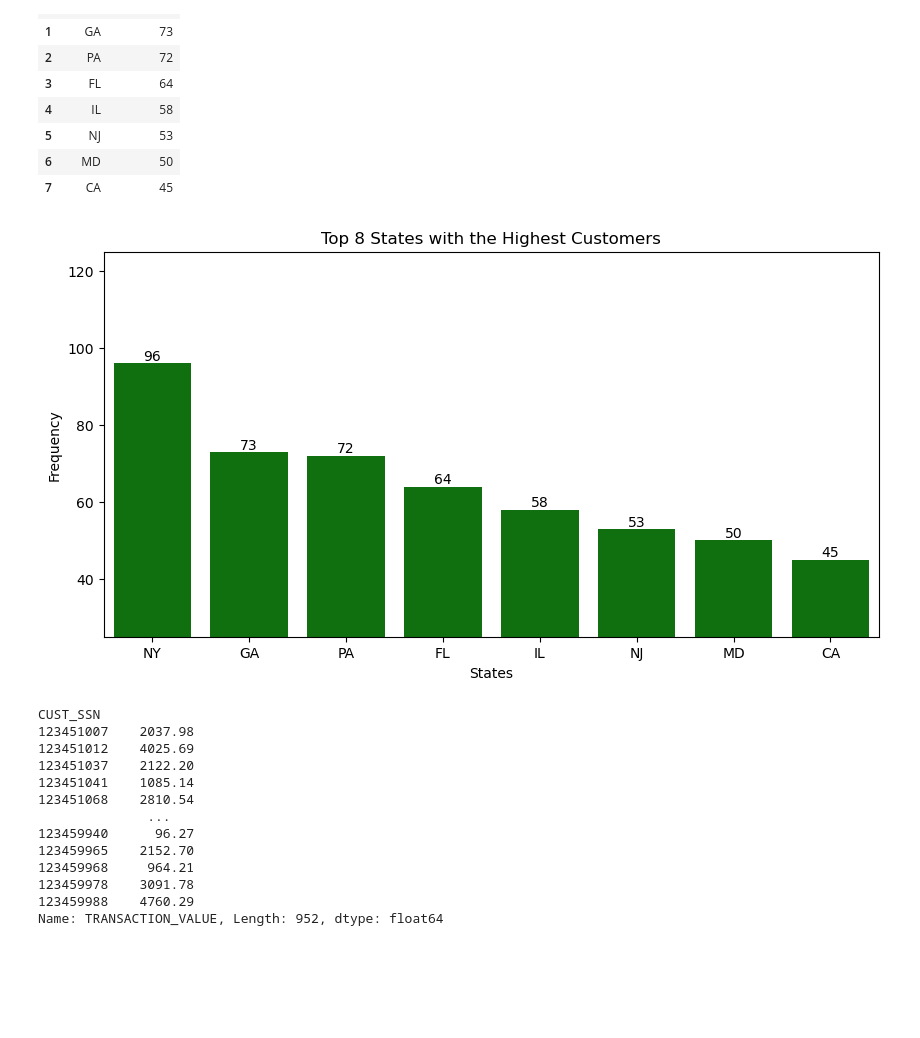
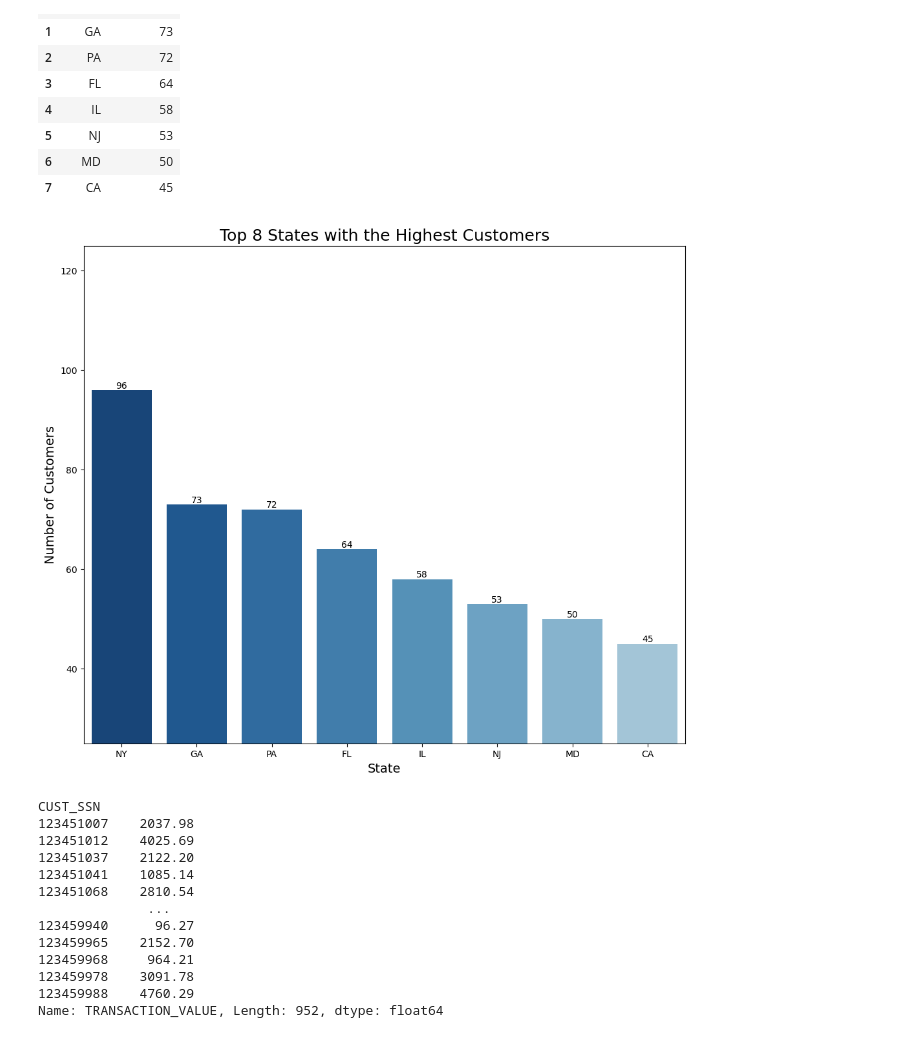
Before and after one commit to ondugba/Capstone, a Jupyter notebook: Ndugba_DE_Capstone_part1.ipynb, the cells around one changed output. Drawn from its saved outputs; the diff is of its cells as text; code cells hidden in the pictures; blank space fills up the shorter version.

```diff
--- a/Ndugba_DE_Capstone_part1.ipynb
+++ b/Ndugba_DE_Capstone_part1.ipynb
@@ -897,20 +770,17 @@ top_8_states
 | 6 | MD | 50 |
 | 7 | CA | 45 |
 # %%
-fig, ax = plt.subplots(figsize=(10, 5))
-ax = sns.barplot(x='states', y='frequency', data=top_8_states, color='green')
-#ax.set_title('Transaction Type')
-#ax.set_xlabel('Number of Transactions')
-#ax.set_ylabel('Transaction Type')
-#ax.set_ylim(6300, 7000)
-plt.title('Top 8 States with the Highest Customers')
-plt.xlabel('States')
-plt.ylabel('Frequency')
+fig, ax = plt.subplots(figsize=(12, 10))
+palette = sns.color_palette('Blues_r', 12)
+ax = sns.barplot(x='states', y='frequency', data=top_8_states, palette=palette)
+plt.title('Top 8 States with the Highest Customers', fontsize= 18)
+plt.xlabel('State', fontsize=14)
+plt.ylabel('Number of Customers', fontsize=14)
 plt.ylim(25, 125)
 ax.bar_label(ax.containers[0])
-plt.savefig('./images/top_8_states_by_customer', dpi=500);
+plt.savefig('./images/top_8_states_by_customer.png', dpi=500);
 # %% [output]
-[figure, old version]
+[figure, new version]
 # %%
 customer_transaction = pd_credit.groupby(['CUST_SSN'])['TRANSACTION_VALUE'].sum()
 customer_transaction
```
Also changed, not shown: parts of 18 cells of this notebook, 3 other files.
